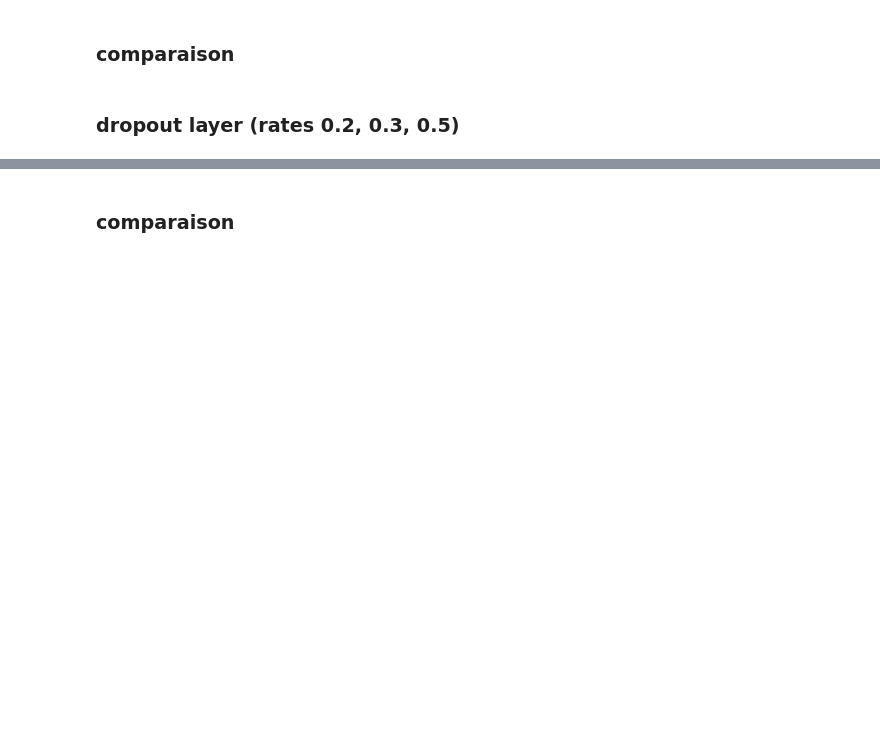
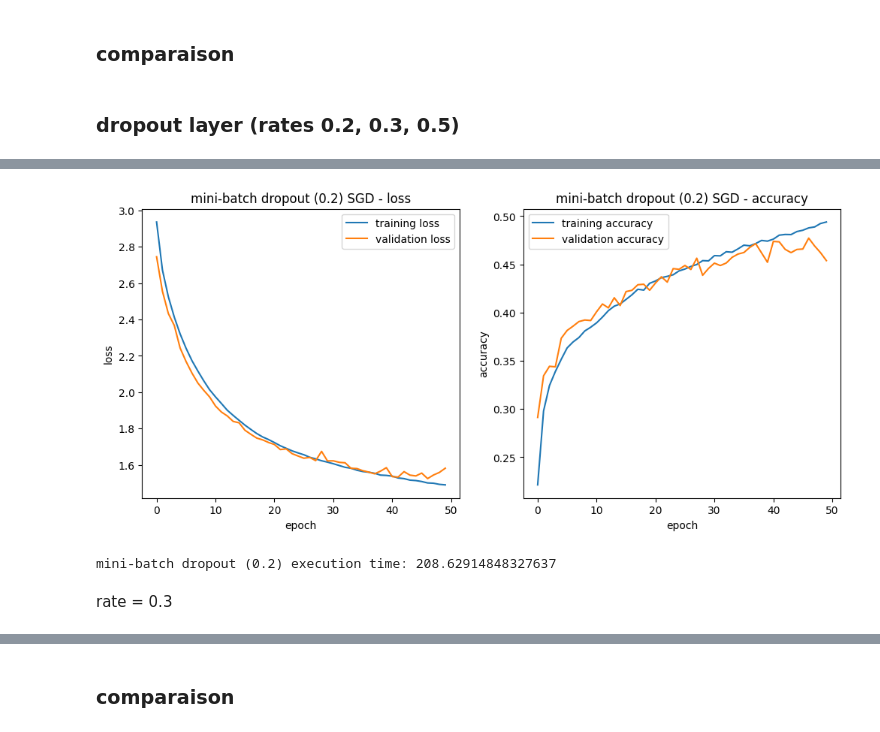
Before and after one commit to amaliahm/deep_learning_tps, a Jupyter notebook: tp2/part2.ipynb, the cells around one changed output, grey strips where cells are left out. Cells and saved outputs as stored; diff of their text form; code cells hidden in the pictures; blank space fills up the shorter version.

```diff
--- a/tp2/part2.ipynb
+++ b/tp2/part2.ipynb
@@ -36,3 +183,12 @@ x
 ### comparaison
 # %% [markdown]
 ### dropout layer (rates 0.2, 0.3, 0.5)
+# %%
+def define_dropout_sequantial_model(dropout_rate):
+    model = Sequential()
+    model.add(Flatten(input_shape=(32, 32, 3)))
+    model.add(Dense(128, activation='relu'))
+    model.add(Dense(64, activation='relu', kernel_regularizer=l2(0.01)))
+    model.add(Dropout(dropout_rate))
+    model.add(Dense(10, activation='softmax'))
+    return model
@@ -38,0 +197,9 @@ x
+# %%
+first_dropout_model = define_dropout_sequantial_model(dropout_rate=0.2)
+
+first_dropout_time_start = time.time()
+first_dropout_model.compile(optimizer=SGD(learning_rate=0.01), loss='categorical_crossentropy', metrics=['accuracy'])
+first_dropout_history = training_sequantial_model(first_dropout_model, 128)
+first_dropout_time_end = time.time()
+
+first_dropout_time = first_dropout_time_end - first_dropout_time_start
@@ -38,0 +224,10 @@ x
+# %%
+plot_learning_curves(first_dropout_history, 'mini-batch dropout (0.2) SGD')
+# %% [output]
+[figure, added]
+# %%
+print('mini-batch dropout (0.2) execution time:', first_dropout_time)
+# %% [output]
+mini-batch dropout (0.2) execution time: 208.62914848327637
+# %% [markdown]
+rate = 0.3
```
Also changed, not shown: parts of 38 cells of this notebook.
